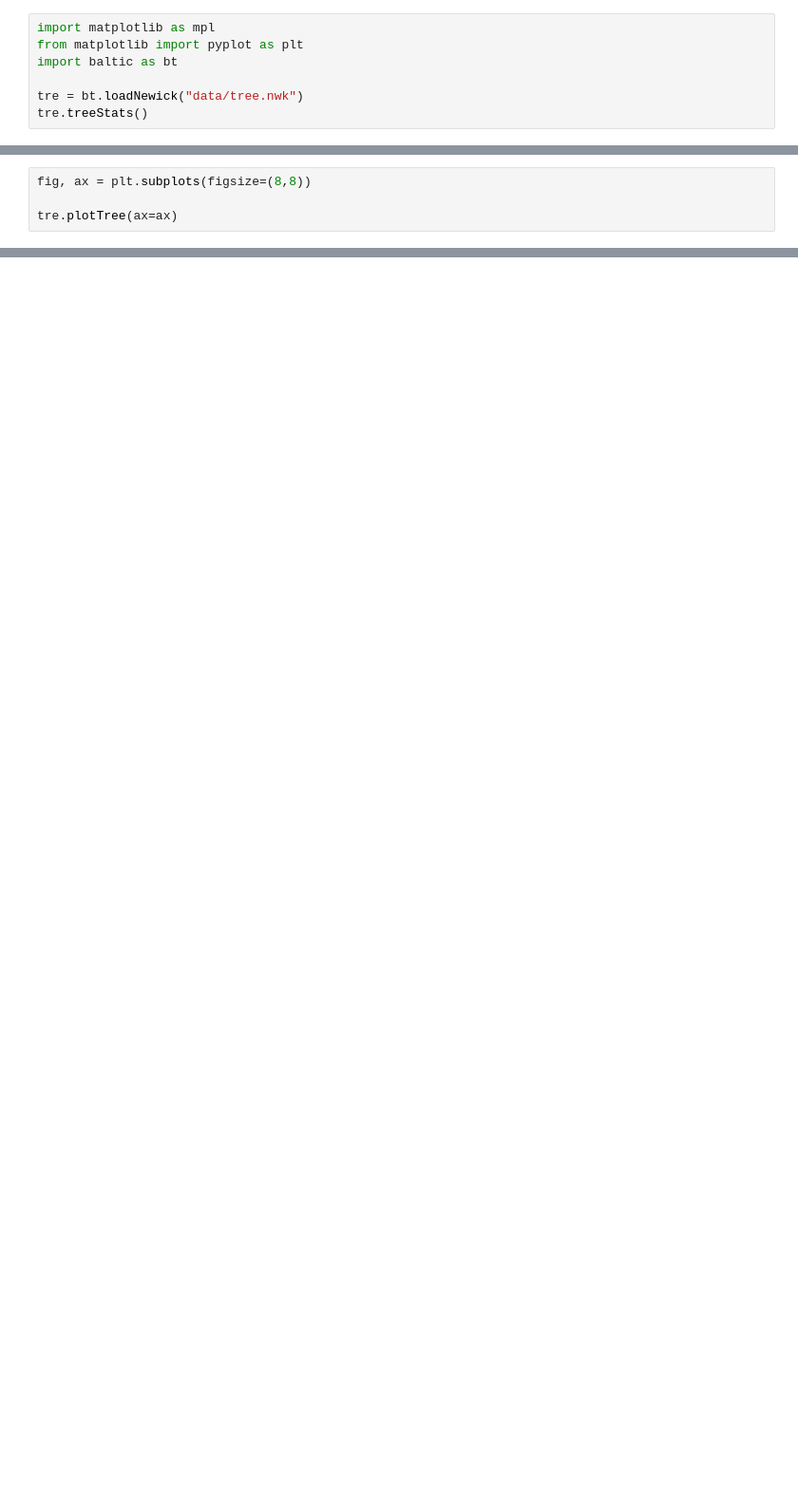
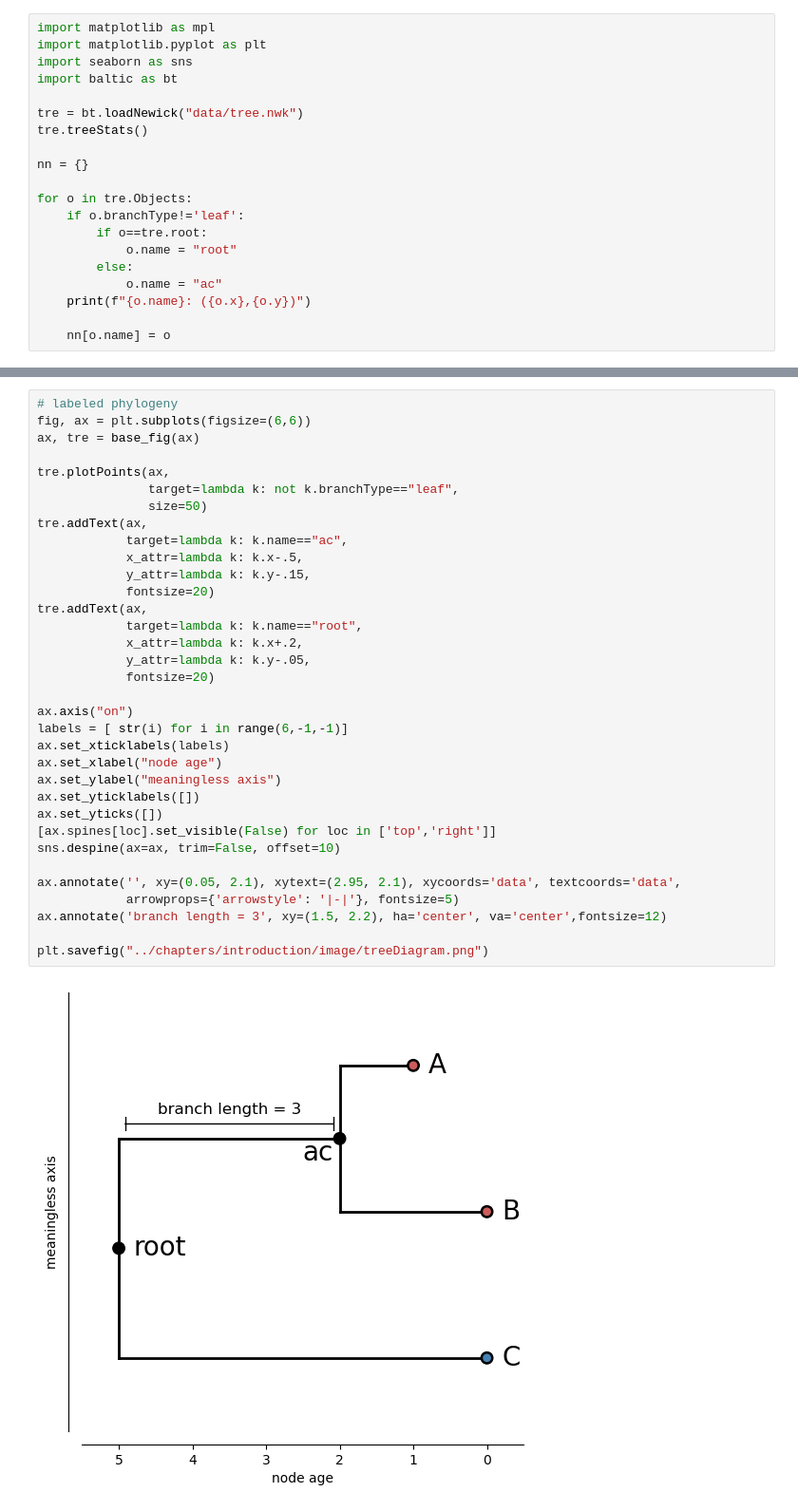
Before and after one commit to barneypotter24/doctoral_thesis, a Jupyter notebook: scripts/intro_trees.ipynb, the cells around one changed output, grey strips where cells are left out. Shown: that part at 95% size. Saved outputs shown, nothing was run; the diff lists cells and outputs as text; blank space fills up the shorter version.

```diff
--- a/scripts/intro_trees.ipynb
+++ b/scripts/intro_trees.ipynb
@@ -1,10 +1,23 @@
 # %%
 import matplotlib as mpl
-from matplotlib import pyplot as plt
+import matplotlib.pyplot as plt
+import seaborn as sns
 import baltic as bt
 
 tre = bt.loadNewick("data/tree.nwk")
 tre.treeStats()
+
+nn = {}
+
+for o in tre.Objects:
+    if o.branchType!='leaf':
+        if o==tre.root:
+            o.name = "root"
+        else:
+            o.name = "ac"
+    print(f"{o.name}: ({o.x},{o.y})")
+
+    nn[o.name] = o
 # %% [output]
 Tree height: 5.000000
 Tree length: 11.000000
@@ -15,4 +33,0 @@ Numbers of objects in tree: 5 (2 nodes and 3 leaves)
-# %%
-fig, ax = plt.subplots(figsize=(8,8))
-
-tre.plotTree(ax=ax)
@@ -21,0 +63,36 @@ tre.plotTree(ax=ax)
+# %%
+# labeled phylogeny
+fig, ax = plt.subplots(figsize=(6,6))
+ax, tre = base_fig(ax)
+
+tre.plotPoints(ax,
+               target=lambda k: not k.branchType=="leaf",
+               size=50)
+tre.addText(ax,
+            target=lambda k: k.name=="ac",
+            x_attr=lambda k: k.x-.5,
+            y_attr=lambda k: k.y-.15,
+            fontsize=20)
+tre.addText(ax,
+            target=lambda k: k.name=="root",
+            x_attr=lambda k: k.x+.2,
+            y_attr=lambda k: k.y-.05,
+            fontsize=20)
+
+ax.axis("on")
+labels = [ str(i) for i in range(6,-1,-1)]
+ax.set_xticklabels(labels)
+ax.set_xlabel("node age")
+ax.set_ylabel("meaningless axis")
+ax.set_yticklabels([])
+ax.set_yticks([])
+[ax.spines[loc].set_visible(False) for loc in ['top','right']]
+sns.despine(ax=ax, trim=False, offset=10)
+
+ax.annotate('', xy=(0.05, 2.1), xytext=(2.95, 2.1), xycoords='data', textcoords='data',
+            arrowprops={'arrowstyle': '|-|'}, fontsize=5)
+ax.annotate('branch length = 3', xy=(1.5, 2.2), ha='center', va='center',fontsize=12)
+
+plt.savefig("../chapters/introduction/image/treeDiagram.png")
+# %% [output]
+[figure, added]
```
Also changed, not shown: parts of 4 cells of this notebook, 4 other files.
